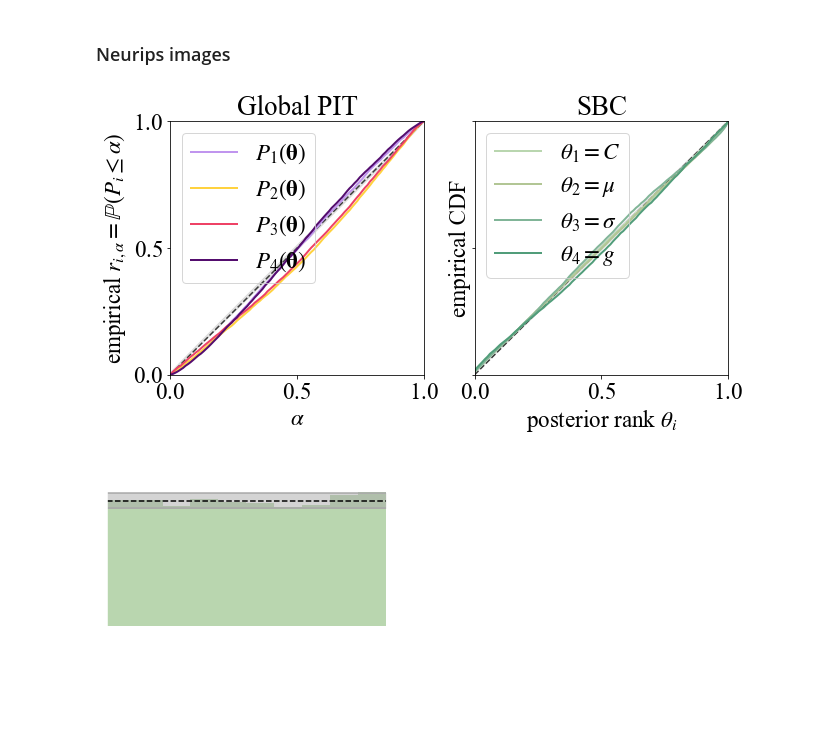
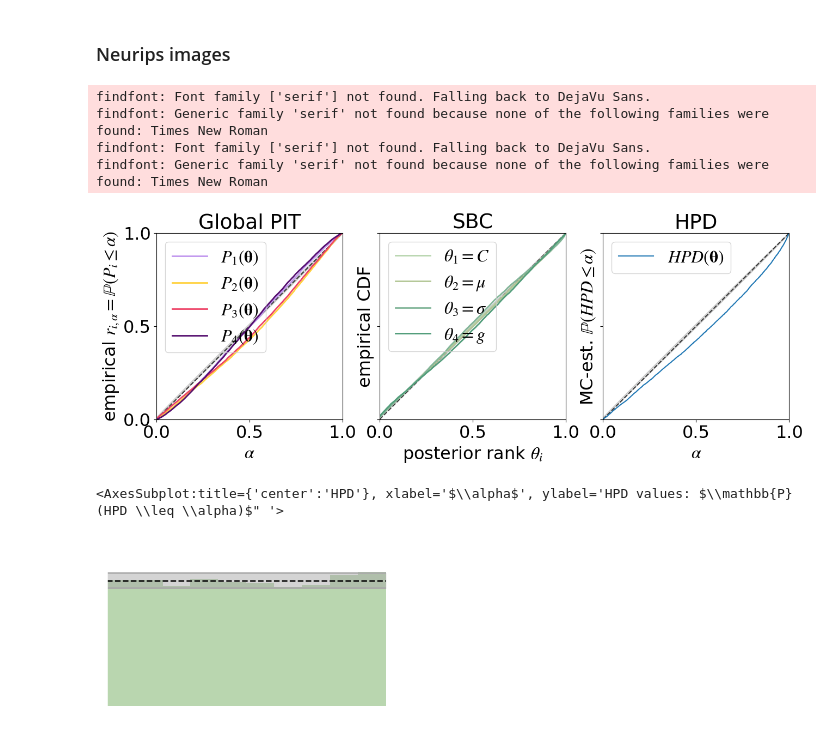
Before and after one commit to JuliaLinhart/valDiags_flows, a Jupyter notebook: JRNMM.ipynb, the cells around one changed output. Cells and saved outputs as stored; diff of their text form; code cells hidden in the pictures; blank space fills up the shorter version.

Commit message:
global HPD JRNMM

```diff
--- a/JRNMM.ipynb
+++ b/JRNMM.ipynb
@@ -289,19 +289,28 @@ labels_pit = [r'$P_{1}(\mathbf{\theta})$', r'$P_{2}(\mathbf{\theta})$', r'$P_{3}
 # %%
 from plots_neurips2022 import multi_global_consistency
 
 fig = multi_global_consistency(multi_PIT_values=flow_joint_pit_values,
     alphas=np.linspace(0, 1, 100),
     colors_sbc=colors_sbc,
     colors_pit=colors_pit,
     labels_sbc=labels_sbc,
     labels_pit = labels_pit,
     sbc_ranks=sbc_ranks,
+    hpd_values=hpd_values
     )
 
 
-plt.savefig(PATH_EXPERIMENT+'images_neurips/global_consistency.pdf')
+# plt.savefig(PATH_EXPERIMENT+'images_neurips/global_consistency.pdf')
 # %% [output]
+findfont: Font family ['serif'] not found. Falling back to DejaVu Sans.
+findfont: Generic family 'serif' not found because none of the following families were found: Times New Roman
+findfont: Font family ['serif'] not found. Falling back to DejaVu Sans.
+findfont: Generic family 'serif' not found because none of the following families were found: Times New Roman
-[figure, old version]
+[figure, new version]
+# %%
+fig.axes[2]
+# %% [output]
+<AxesSubplot:title={'center':'HPD'}, xlabel='$\\alpha$', ylabel='HPD values: $\\mathbb{P}(HPD \\leq \\alpha)$" '>
 # %%
 from plots_neurips2022 import global_histograms
 for i in range(4):
```
